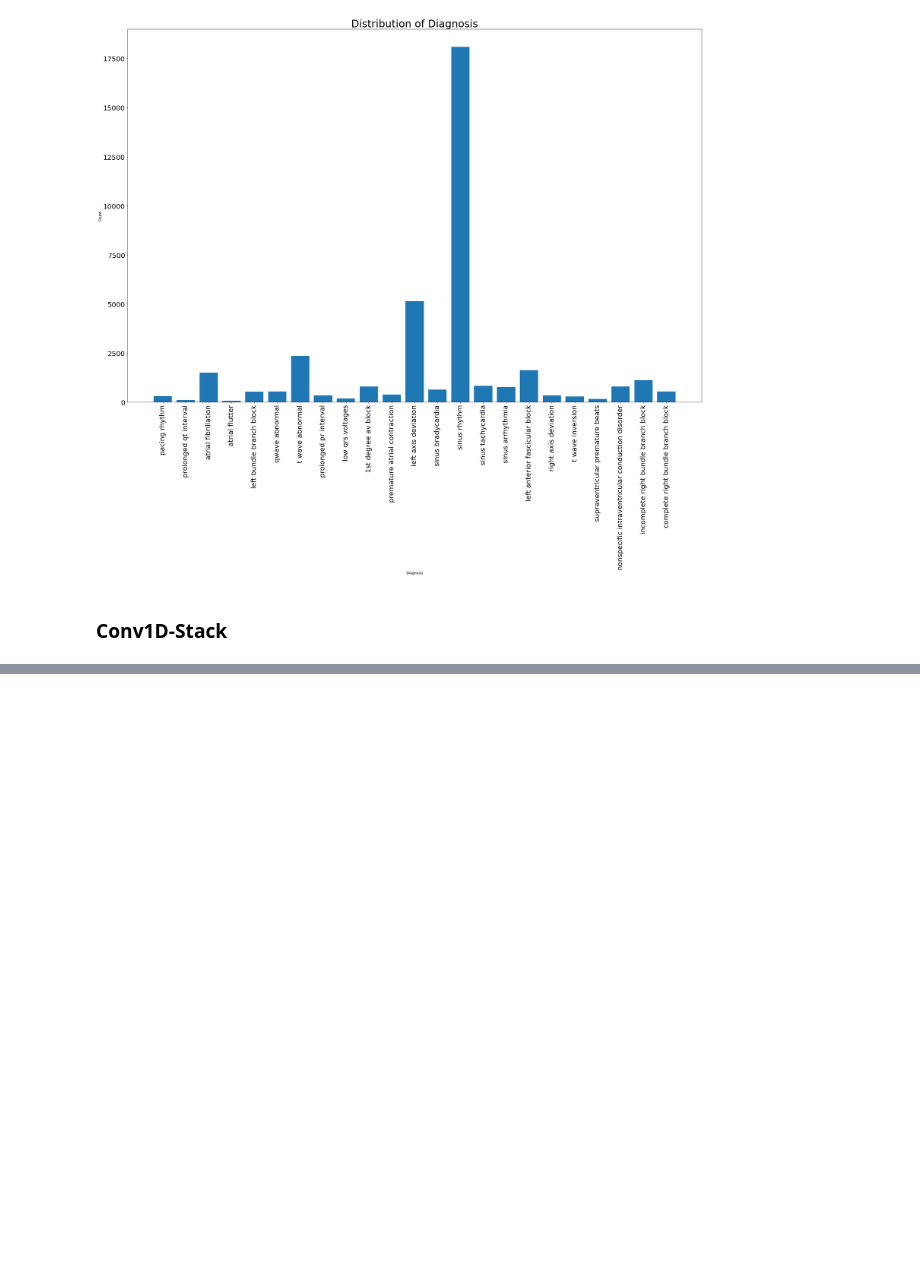
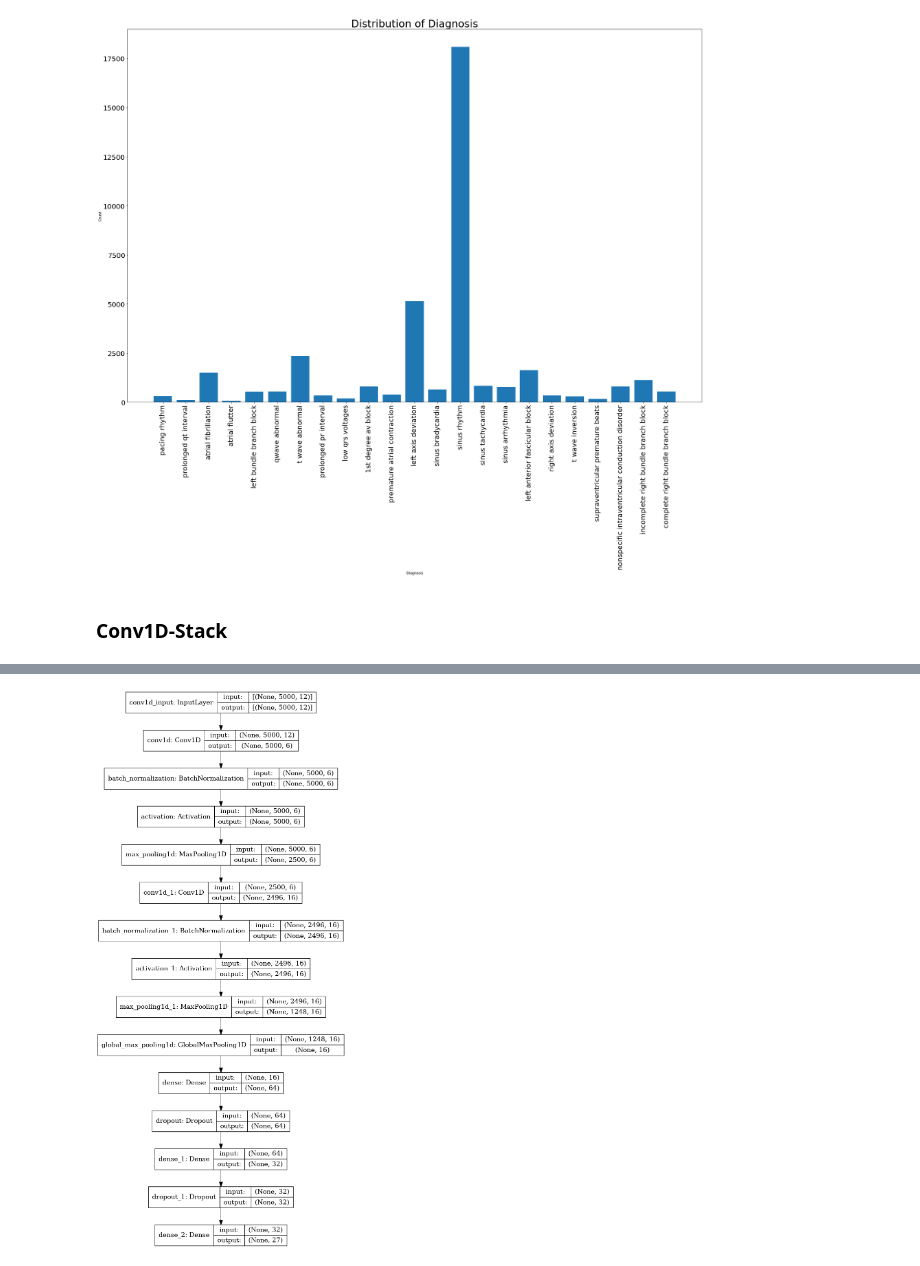
Before and after one commit to lordtt13/capstone-ecg-classification, a Jupyter notebook: classification-results.ipynb, the cells around one changed output, grey strips where cells are left out. Drawn from its saved outputs; the diff is of its cells as text; code cells hidden in the pictures; blank space fills up the shorter version.

Commit message:
Add Conv1D-stack
Signed-off-by: lordtt13 <tanmay@smoketrees.in>

```diff
--- a/classification-results.ipynb
+++ b/classification-results.ipynb
@@ -66,13 +66,13 @@ model_conv1d.add(MaxPool1D(pool_size=2, strides=2, padding='same'))
 
 model_conv1d.add(Conv1D(filters=16, strides=1, kernel_size=5))
 model_conv1d.add(BatchNormalization())
-le.add(Activation('relu'))
-lenet_5_model.add(MaxPool1D(pool_size=2, strides=2, padding='same'))
+model_conv1d.add(Activation('relu'))
+model_conv1d.add(MaxPool1D(pool_size=2, strides=2, padding='same'))
 
-lenet_5_model.add(GlobalAveragePooling1D())
+model_conv1d.add(GlobalMaxPooling1D())
 
-lenet_5_model.add(Dense(64, activation='relu'))
-
-lenet_5_model.add(Dense(32, activation='relu'))
-
-lenet_5_model.add(Dense(27, activation = 'sigmoid'))
+model_conv1d.add(Dense(64, activation='relu'))
+model_conv1d.add(Dropout(0.25))
+model_conv1d.add(Dense(32, activation='relu'))
+model_conv1d.add(Dropout(0.25))
+model_conv1d.add(Dense(27, activation='sigmoid'))
@@ -78,0 +99,4 @@ lenet_5_model.add(Dense(27, activation = 'sigmoid'))
+# %%
+plot_model(model_conv1d, show_shapes=True)
+# %% [output]
+[figure, added]
```
Also changed, not shown: parts of 3 cells of this notebook.
